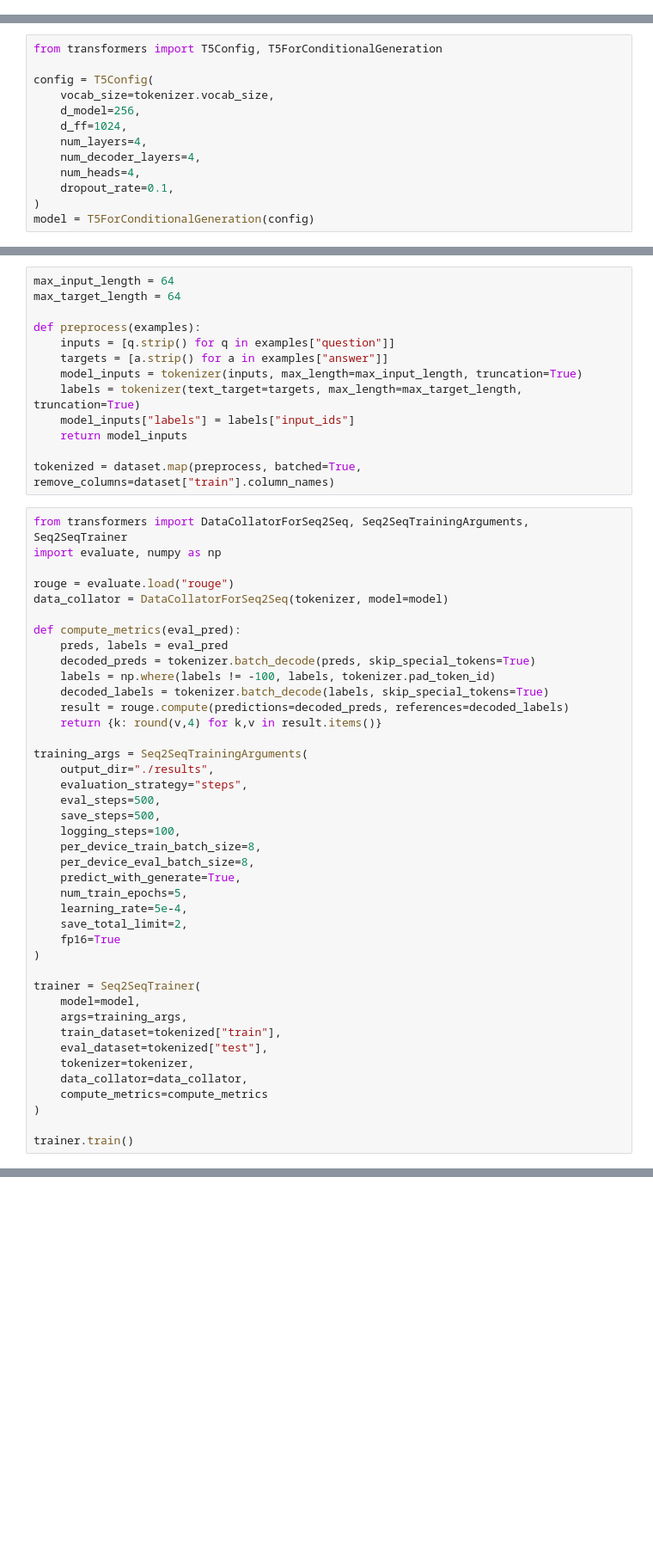
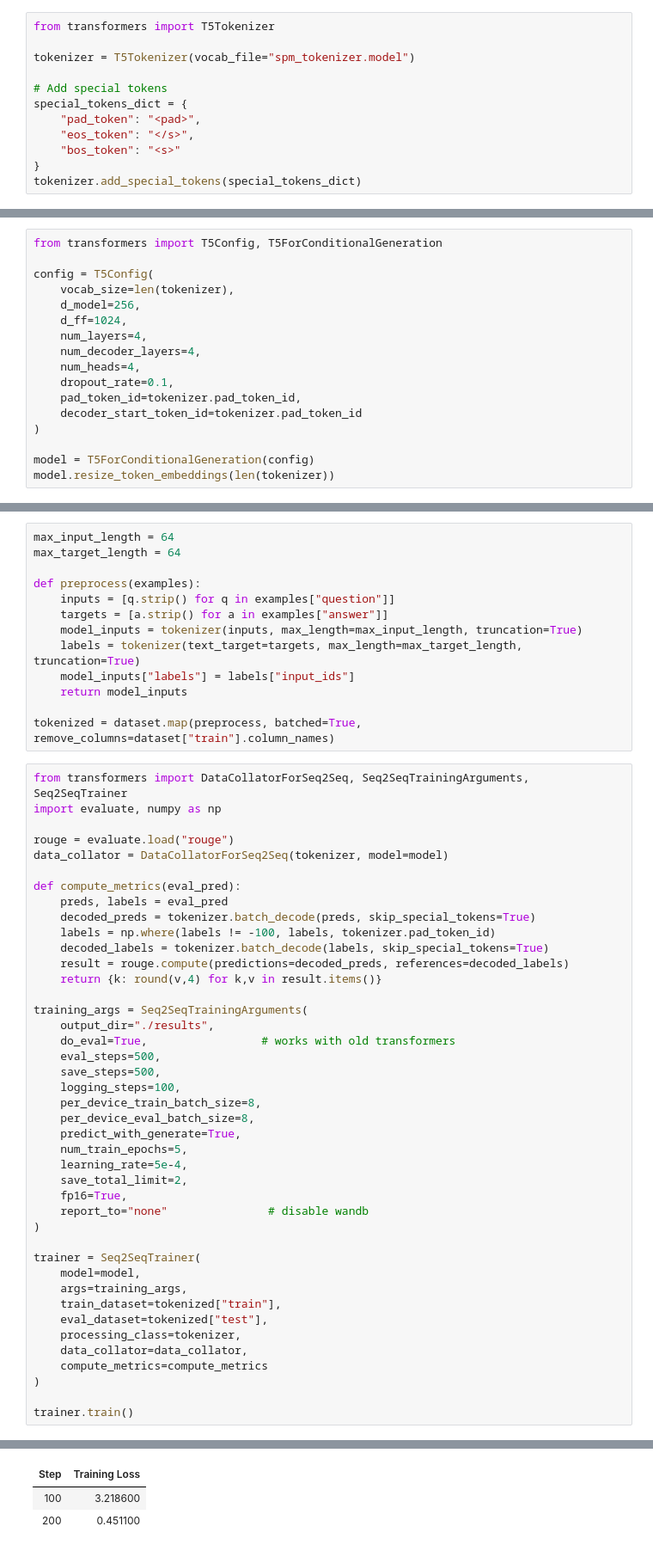
Before and after one commit to 22bq1a42d4/Linkchat, a Jupyter notebook: Linkchat_QA_Training_Auto.ipynb, the cells around one changed output, grey strips where cells are left out. Shown: that part at 86% size. Saved outputs shown, nothing was run; the diff lists cells and outputs as text; blank space fills up the shorter version.

```diff
--- a/Linkchat_QA_Training_Auto.ipynb
+++ b/Linkchat_QA_Training_Auto.ipynb
@@ -32,0 +65,12 @@ tokenizer = T5TokenizerFast(tokenizer_file="spm_tokenizer.model")
+# %%
+from transformers import T5Tokenizer
+
+tokenizer = T5Tokenizer(vocab_file="spm_tokenizer.model")
+
+# Add special tokens
+special_tokens_dict = {
+    "pad_token": "<pad>",
+    "eos_token": "</s>",
+    "bos_token": "<s>"
+}
+tokenizer.add_special_tokens(special_tokens_dict)
@@ -34,12 +81,16 @@ tokenizer = T5TokenizerFast(tokenizer_file="spm_tokenizer.model")
 from transformers import T5Config, T5ForConditionalGeneration
 
 config = T5Config(
-    vocab_size=tokenizer.vocab_size,
+    vocab_size=len(tokenizer),
     d_model=256,
     d_ff=1024,
     num_layers=4,
     num_decoder_layers=4,
     num_heads=4,
     dropout_rate=0.1,
+    pad_token_id=tokenizer.pad_token_id,
+    decoder_start_token_id=tokenizer.pad_token_id
 )
+
 model = T5ForConditionalGeneration(config)
+model.resize_token_embeddings(len(tokenizer))
@@ -73,7 +126,7 @@ def compute_metrics(eval_pred):
 
 training_args = Seq2SeqTrainingArguments(
     output_dir="./results",
-    evaluation_strategy="steps",
+    do_eval=True,                 # works with old transformers
     eval_steps=500,
     save_steps=500,
     logging_steps=100,
@@ -83,7 +136,8 @@ training_args = Seq2SeqTrainingArguments(
     num_train_epochs=5,
     learning_rate=5e-4,
     save_total_limit=2,
-    fp16=True
+    fp16=True,
+    report_to="none"               # disable wandb
 )
 
 trainer = Seq2SeqTrainer(
@@ -91,9 +145,10 @@ trainer = Seq2SeqTrainer(
     args=training_args,
     train_dataset=tokenized["train"],
     eval_dataset=tokenized["test"],
-    tokenizer=tokenizer,
+    processing_class=tokenizer,
     data_collator=data_collator,
     compute_metrics=compute_metrics
 )
 
 trainer.train()
+# %% [output]
@@ -99,0 +161,3 @@ trainer.train()
+| Step | Training Loss |
+| 100 | 3.218600 |
+| 200 | 0.451100 |
```
Also changed, not shown: parts of 12 cells of this notebook.
